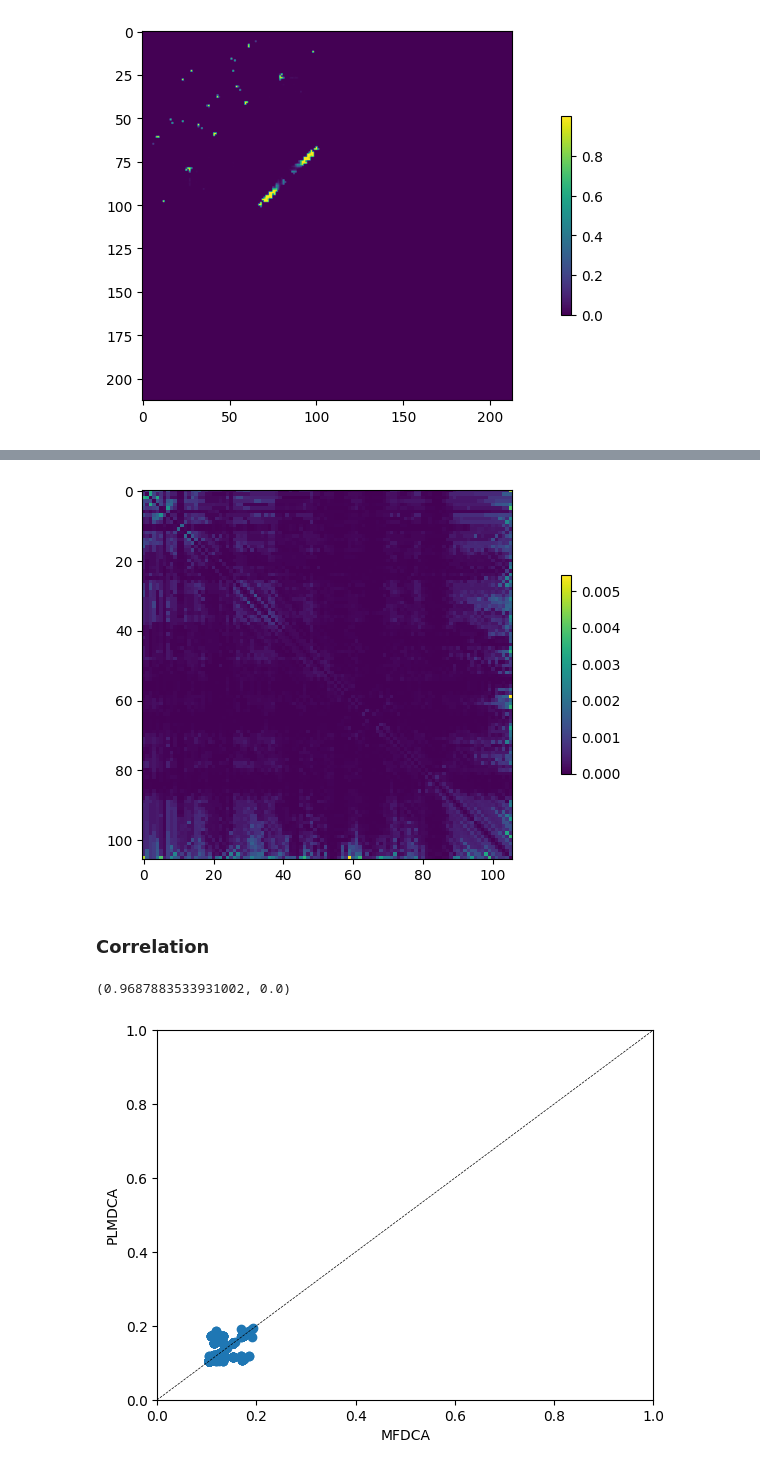
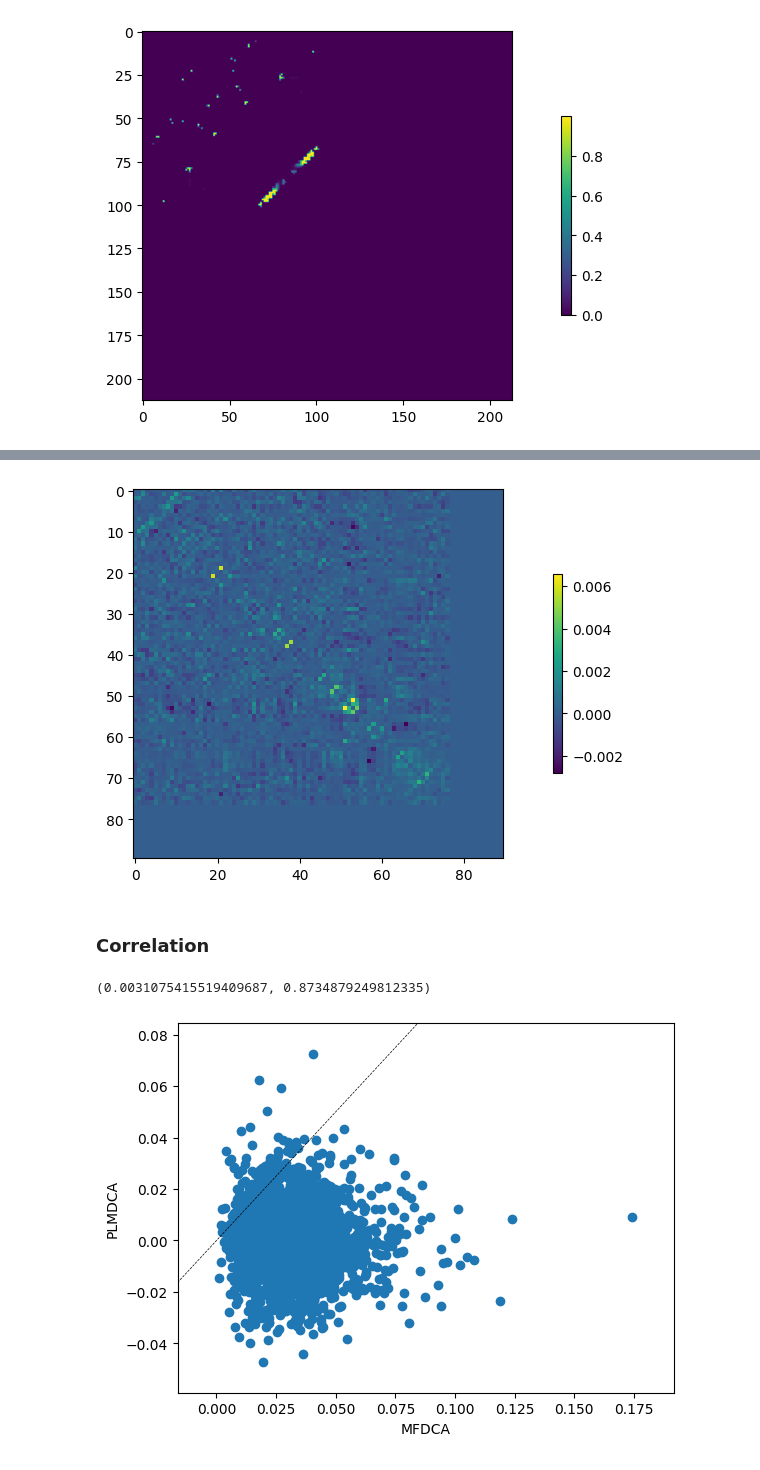
Before and after one commit to Vincent-La/cmsc702-protein-lm, a Jupyter notebook: notebooks/scoring_correlation.ipynb, the cells around one changed output, grey strips where cells are left out. Cells and saved outputs as stored; diff of their text form; code cells hidden in the pictures.

Commit message:
Reoutput plots

```diff
--- a/notebooks/scoring_correlation.ipynb
+++ b/notebooks/scoring_correlation.ipynb
@@ -20,22 +20,19 @@ from scipy.stats import spearmanr, zscore
 vmin, vmax = 0, 1
 SYMMETRIC = True
 # Filter predictions that are greater than "dist" and then take the top L
-def filter_L(df:pd.DataFrame, L:int=90, dist:int=4):
+def filter_L(df:pd.DataFrame, L=None, dist:int=4):
     return df[df.apply(lambda df: df["i"] + dist < df["j"], axis=1)][:L].reset_index(drop=True)
 
 
 def get_matches(df_a, df_b):
-    a_values = []
-    b_values = []
     df_a["ij"] = df_a["i"].astype(str) + " " + df_a["j"].astype(str)
     df_b["ij"] = df_b["i"].astype(str) + " " + df_b["j"].astype(str)
-    for idx_a in range(df_a.shape[0]):
-        for idx_b in range(df_b.shape[0]):
-            if df_a['ij'].iloc[idx_a] in df_b['ij'].iloc[idx_b]:
-                a_values.append(df_a["prob"].iloc[idx_a])
-                b_values.append(df_b["prob"].iloc[idx_b])
-    returned = pd.DataFrame({"a_prob": a_values, "b_prob": b_values})
-    return returned
+    df_dual = pd.merge(df_a,
+                    df_b,
+                    how = 'inner',
+                    on = 'ij',
+                    suffixes=("_a","_b"))
+    return df_dual[["prob_a", "prob_b"]]
 
 # create dataframe of ranked pairs from ESM contact matrix
 def df_from_esm_contact_matrix(contact_matrix):
@@ -111,14 +108,15 @@ def comparer(dfs):
         data *= array
     return data > 0
 
-def scatter_plotter(df_a, df_a_name, df_b, df_b_name, L:int=90, xylim="1by1"):
+def scatter_plotter(df_a, df_a_name, df_b, df_b_name, L=None, xylim="zoomed", line=False):
     matches = get_matches(filter_L(df_a, L=L), filter_L(df_b, L=L))
-    plt.scatter(matches["a_prob"], matches["b_prob"])
-    plt.plot([-1,2],[-1,2],color="black",linestyle="dashed", linewidth=0.5)
+    plt.scatter(matches["prob_a"], matches["prob_b"])
+    if line:
+        plt.plot([-1,2],[-1,2],color="black",linestyle="dashed", linewidth=0.5)
     ax = plt.gca()
     if xylim == "zoomed":
-        a_min, a_max = matches["a_prob"].min(), matches["a_prob"].max()
-        b_min, b_max = matches["b_prob"].min(), matches["b_prob"].max()
+        a_min, a_max = matches["prob_a"].min(), matches["prob_a"].max()
+        b_min, b_max = matches["prob_b"].min(), matches["prob_b"].max()
         a_range, b_range = (a_max - a_min) / 10, (b_max - b_min) / 10
 
         ax.set_xlim([a_min - a_range, a_max + a_range])
@@ -165,20 +163,25 @@ real_contacts_df = real_contacts_df[["i", "j", "prob"]] # take only reformatted,
 # %%
 # Load Motherfuckin DCA results
 mfdca_results_path = os.path.join('..', 'data', 'cadherin', 'PF00028_mfdca_mapped.csv')
-mfdca_df = pd.read_csv(mfdca_results_path, header=None)[[4,5,6]]
+mfdca_df = pd.read_csv(mfdca_results_path, header=None)[[0,4,5,6]]
+mfdca_df["id"] = mfdca_df[0].astype(int)
 for i in [4,5]:
     mfdca_df["i" if i==4 else "j"] = mfdca_df[i].astype(int) # convert to ints
 mfdca_df["prob"] = mfdca_df[6] # rename columns
-mfdca_df = mfdca_df[["i", "j", "prob"]] # take only reformatted, renamed columns
+mfdca_df = mfdca_df[["id", "i", "j", "prob"]] # take only reformatted, renamed columns
 mfdca_df = mfdca_df.sort_values(by="prob", ascending=False).reset_index(drop=True) # sort by descending score and reset index
 # Load PLM DCA results
 plmdca_results_path = os.path.join('..', 'data', 'cadherin', 'PF00028_plmdca_mapped.csv')
-plmdca_df = pd.read_csv(mfdca_results_path, header=None)[[4,5,6]]
+plmdca_df = pd.read_csv(plmdca_results_path, header=None)[[0,4,5,6]]
+plmdca_df["id"] = plmdca_df[0].astype(int)
 for i in [4,5]:
     plmdca_df["i" if i==4 else "j"] = plmdca_df[i].astype(int) # convert to ints
 plmdca_df["prob"] = plmdca_df[6] # rename columns
-plmdca_df = plmdca_df[["i", "j", "prob"]] # take only reformatted, renamed columns
+plmdca_df = plmdca_df[["id", "i", "j", "prob"]] # take only reformatted, renamed columns
 plmdca_df = plmdca_df.sort_values(by="prob", ascending=False).reset_index(drop=True) # sort by descending score and reset index
+
+mfdca_df = mfdca_df[mfdca_df["id"] == 0].reset_index(drop=True)
+plmdca_df = plmdca_df[plmdca_df["id"] == 0].reset_index(drop=True)
 # %% [markdown]
 ## Process Data
 # %% [markdown]
@@ -246,15 +251,15 @@ plt.savefig("../plots/heatmaps/plmdca-real_contacts.png")
 heatmap_creator([plmdca_df, mfdca_df])
 plt.savefig("../plots/heatmaps/plmdca-mfdca.png")
 # %% [output]
-[figure, old version]
+[figure, new version]
 # %% [markdown]
 ### Correlation
 # %%
-matches = scatter_plotter(mfdca_df, "MFDCA", plmdca_df, "PLMDCA", L=800)
+matches = scatter_plotter(mfdca_df, "MFDCA", plmdca_df, "PLMDCA", line=True)
 plt.savefig("../plots/scatter_scores/mfdca_plmdca.png")
-corr, p = spearmanr(matches["a_prob"], matches["b_prob"])
+corr, p = spearmanr(matches["prob_a"], matches["prob_b"])
 corr, p
 # %% [output]
-(0.9687883533931002, 0.0)
+(0.0031075415519409687, 0.8734879249812335)
-[figure, old version]
+[figure, new version]
 # %%
```
Also changed, not shown: parts of 9 cells of this notebook, 10 other files.
